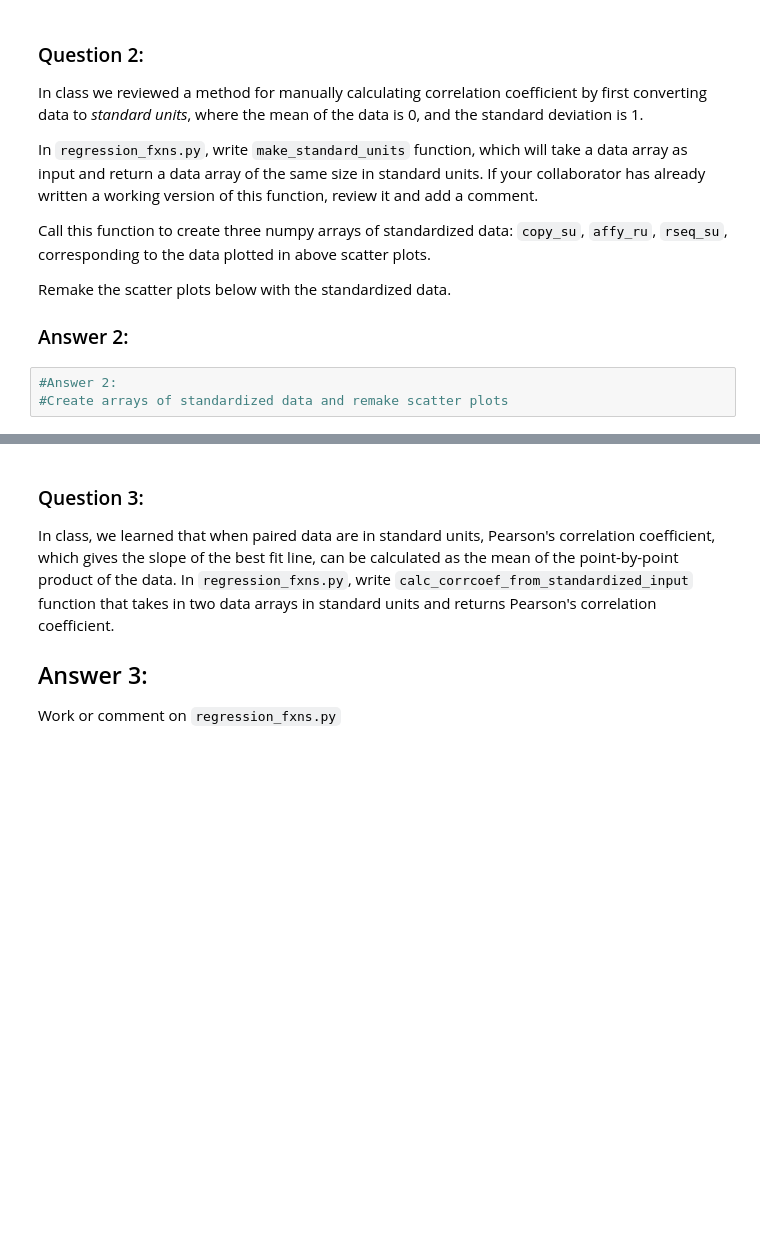
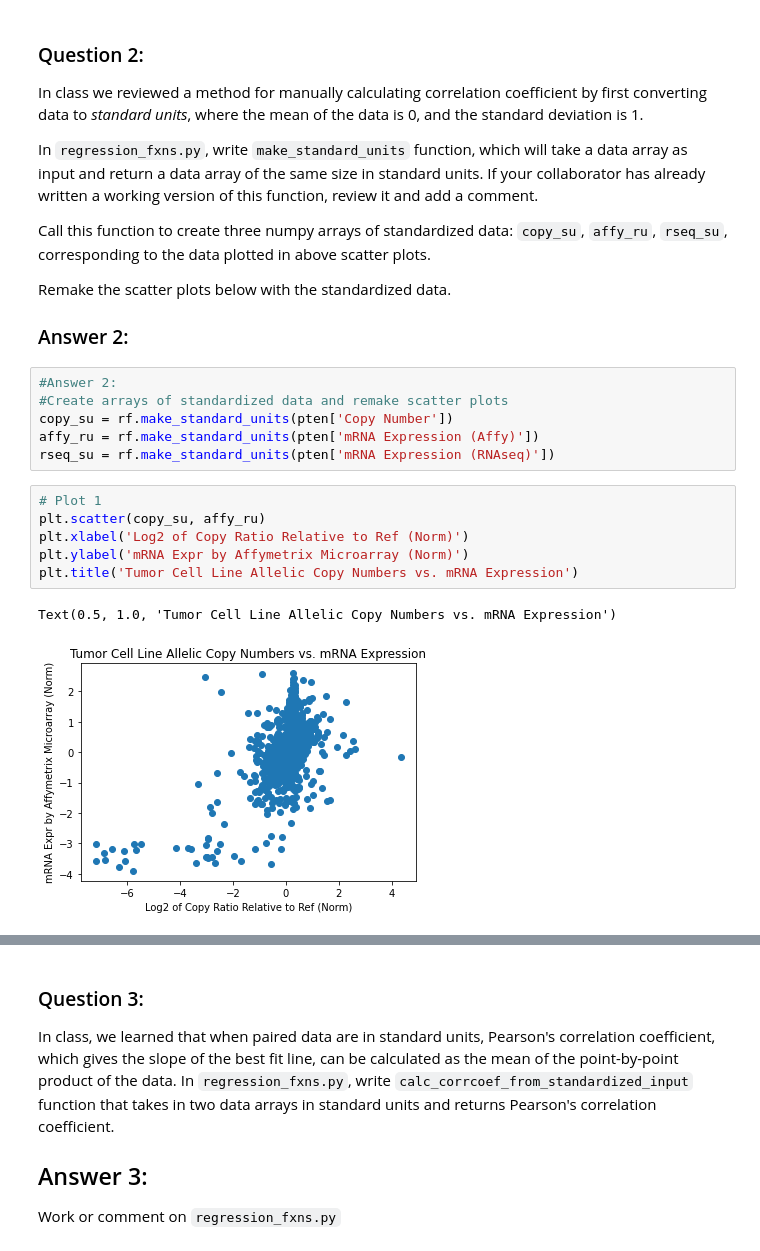
Before and after one commit to AlexSath/BDS311_HW08, a Jupyter notebook: hw08_sathler.ipynb, the cells around one changed output, grey strips where cells are left out. Cells and saved outputs as stored; diff of their text form; blank space fills up the shorter version.

```diff
--- a/hw08_sathler.ipynb
+++ b/hw08_sathler.ipynb
@@ -92,3 +95,15 @@ Remake the scatter plots below with the standardized data.
 # %%
 #Answer 2:
 #Create arrays of standardized data and remake scatter plots
+copy_su = rf.make_standard_units(pten['Copy Number'])
+affy_ru = rf.make_standard_units(pten['mRNA Expression (Affy)'])
+rseq_su = rf.make_standard_units(pten['mRNA Expression (RNAseq)'])
+# %%
+# Plot 1
+plt.scatter(copy_su, affy_ru)
+plt.xlabel('Log2 of Copy Ratio Relative to Ref (Norm)')
+plt.ylabel('mRNA Expr by Affymetrix Microarray (Norm)')
+plt.title('Tumor Cell Line Allelic Copy Numbers vs. mRNA Expression')
+# %% [output]
+Text(0.5, 1.0, 'Tumor Cell Line Allelic Copy Numbers vs. mRNA Expression')
+[figure, added]
```
Also changed, not shown: parts of 6 cells of this notebook.
